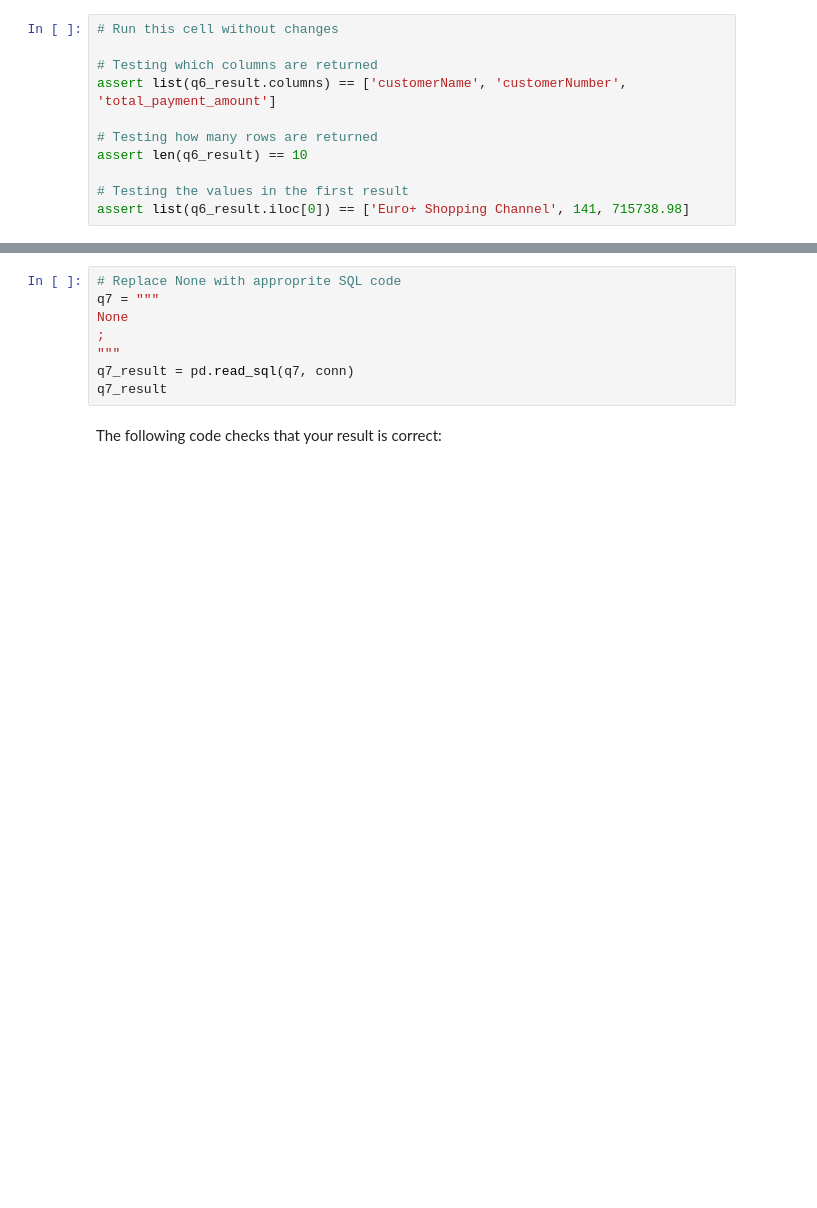
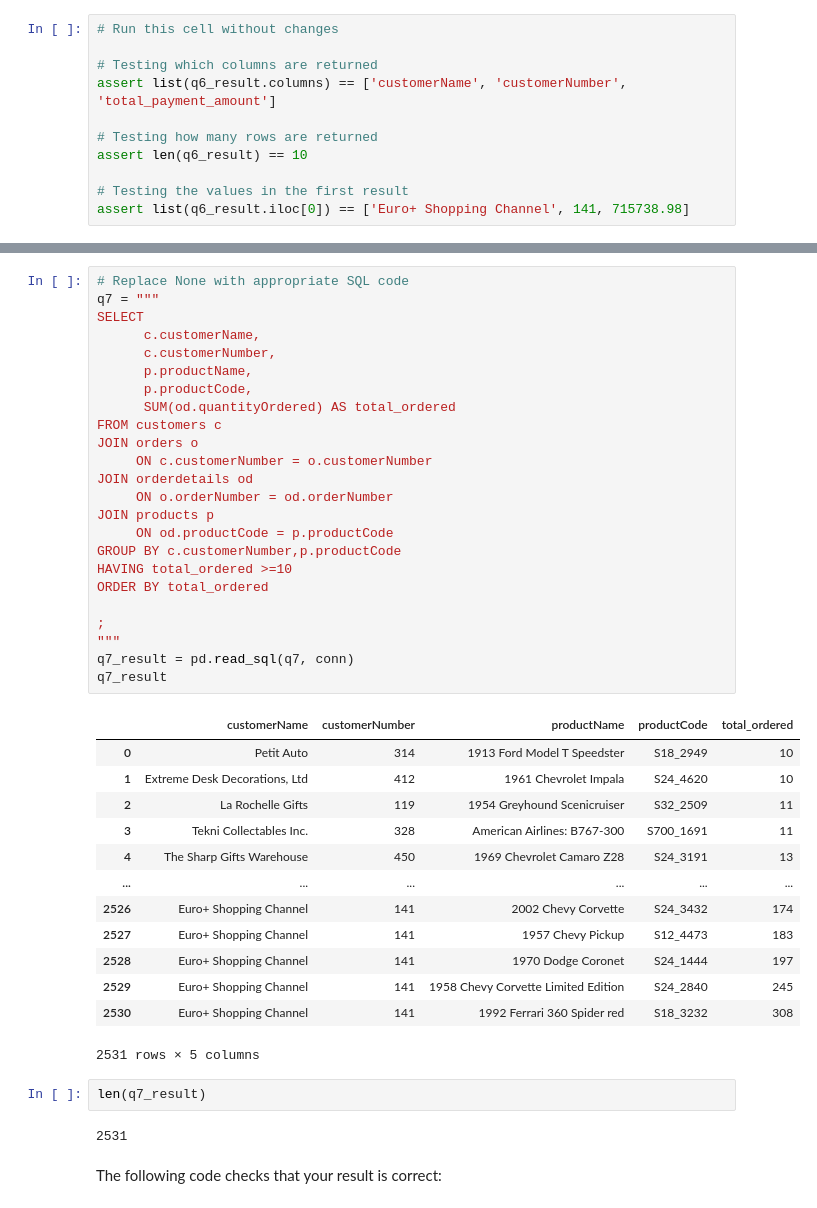
Before and after one commit to oscar066/dsc-sql-lab, a Jupyter notebook: index.ipynb, the cells around one changed output, grey strips where cells are left out. Drawn from its saved outputs; the diff is of its cells as text; blank space fills up the shorter version.

```diff
--- a/index.ipynb
+++ b/index.ipynb
@@ -296,14 +402,48 @@ The five columns selected should be `customerName`, `customerNumber`, `productNa
 #### Expected Output
 
 <img src='images/expected_output_q7.png'>
-# %%
-# Replace None with approprite SQL code
-q7 = """
-None
-;
-"""
-q7_result = pd.read_sql(q7, conn)
-q7_result
+# %%
+# Replace None with appropriate SQL code
+q7 = """
+SELECT
+      c.customerName,
+      c.customerNumber,
+      p.productName,
+      p.productCode,
+      SUM(od.quantityOrdered) AS total_ordered
+FROM customers c
+JOIN orders o
+     ON c.customerNumber = o.customerNumber
+JOIN orderdetails od
+     ON o.orderNumber = od.orderNumber
+JOIN products p
+     ON od.productCode = p.productCode
+GROUP BY c.customerNumber,p.productCode
+HAVING total_ordered >=10
+ORDER BY total_ordered
+
+;
+"""
+q7_result = pd.read_sql(q7, conn)
+q7_result
+# %% [output]
+|  | customerName | customerNumber | productName | productCode | total_ordered |
+| 0 | Petit Auto | 314 | 1913 Ford Model T Speedster | S18_2949 | 10 |
+| 1 | Extreme Desk Decorations, Ltd | 412 | 1961 Chevrolet Impala | S24_4620 | 10 |
+| 2 | La Rochelle Gifts | 119 | 1954 Greyhound Scenicruiser | S32_2509 | 11 |
+| 3 | Tekni Collectables Inc. | 328 | American Airlines: B767-300 | S700_1691 | 11 |
+| 4 | The Sharp Gifts Warehouse | 450 | 1969 Chevrolet Camaro Z28 | S24_3191 | 13 |
+| ... | ... | ... | ... | ... | ... |
+| 2526 | Euro+ Shopping Channel | 141 | 2002 Chevy Corvette | S24_3432 | 174 |
+| 2527 | Euro+ Shopping Channel | 141 | 1957 Chevy Pickup | S12_4473 | 183 |
+| 2528 | Euro+ Shopping Channel | 141 | 1970 Dodge Coronet | S24_1444 | 197 |
+| 2529 | Euro+ Shopping Channel | 141 | 1958 Chevy Corvette Limited Edition | S24_2840 | 245 |
+| 2530 | Euro+ Shopping Channel | 141 | 1992 Ferrari 360 Spider red | S18_3232 | 308 |
+2531 rows × 5 columns
+# %%
+len(q7_result)
+# %% [output]
+2531
 # %% [markdown]
 The following code checks that your result is correct:
 # %%
```
Also changed, not shown: parts of 9 cells of this notebook.
